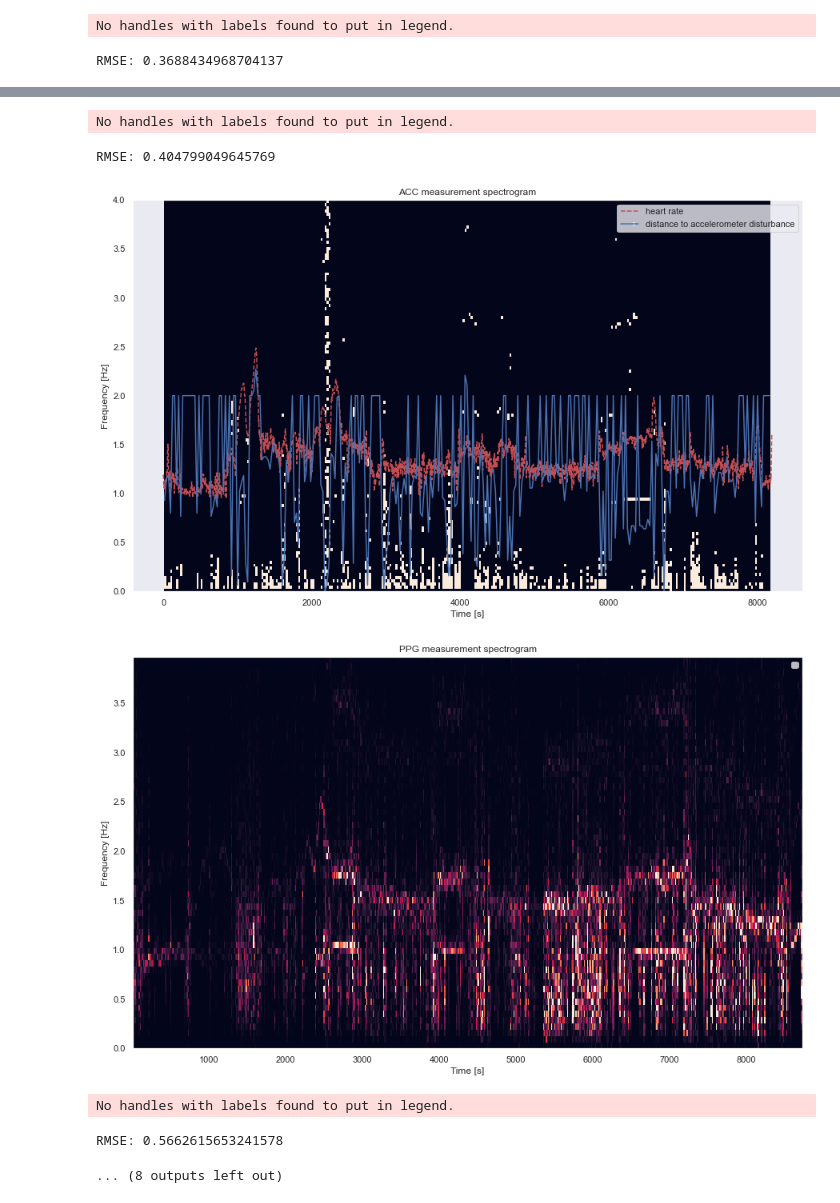
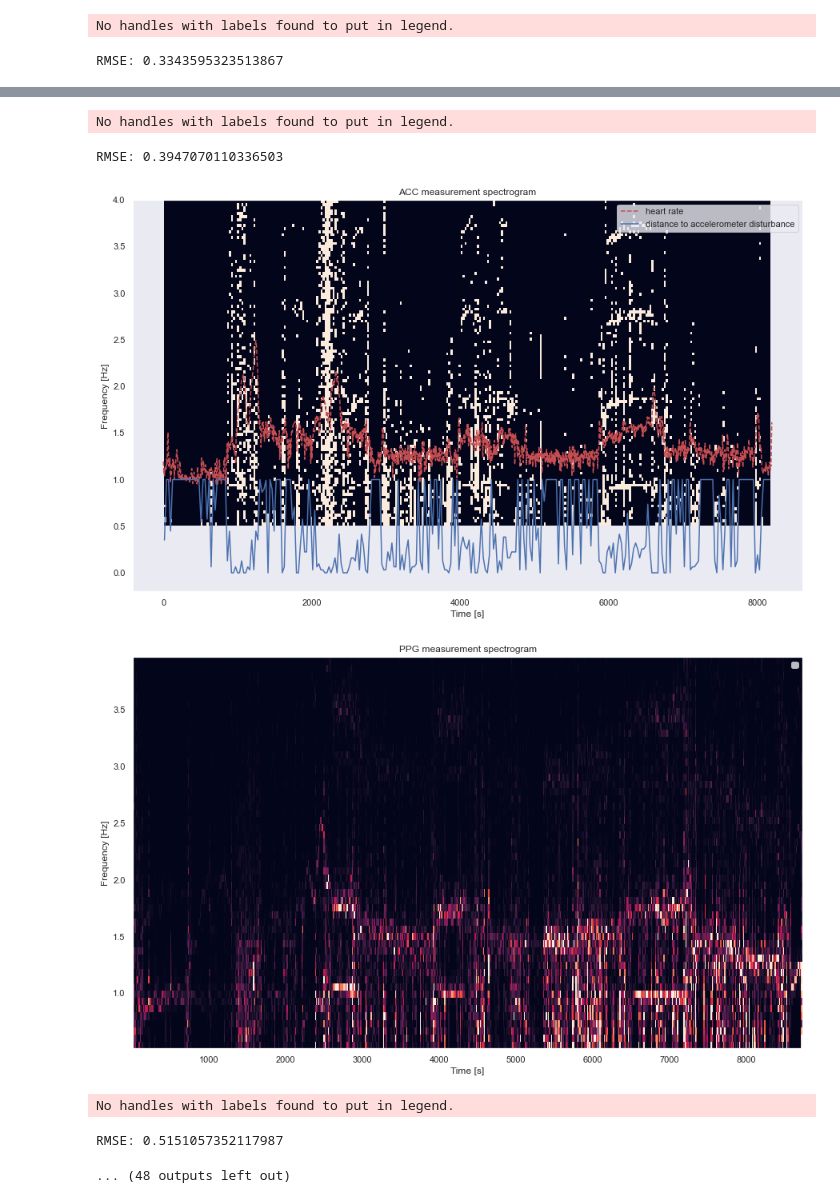
Before and after one commit to pennfranc/adm-ppg-analysis, a Jupyter notebook: data_analysis.ipynb, the cells around one changed output, grey strips where cells are left out. Saved outputs shown, nothing was run; the diff lists cells and outputs as text; code cells hidden in the pictures.

```diff
--- a/data_analysis.ipynb
+++ b/data_analysis.ipynb
@@ -10,7 +10,7 @@ from sklearn.metrics import r2_score, mean_squared_error
 from data_loader import load_pickle, unpack_data
 sns.set()
 
-N_SUBJECTS = 5
+N_SUBJECTS = 15
 # %%
 datasets = []
 for i in range(1, N_SUBJECTS + 1):
@@ -34,12 +34,12 @@ def compute_distances(Sxx, f_acc, hr, default_val):
         distances_at_t = idx_distances_at_t * (f_acc[1] - f_acc[0])
 
         # save the minimum distance at time t
-        distances.append(min(distances_at_t))
+        distances.append(min(min(distances_at_t), 1))
 
     return np.array(distances)
 # %%
-acc_threshold_percentile = 97
-distances_default_value = 2
+acc_threshold_percentile = 90
+distances_default_value = 1
 
 fs_ppg = 64
 fs_acc = 32
@@ -61,7 +61,7 @@ for dataset in datasets:
     f_acc, t_acc, Sxx_acc = signal.spectrogram(acc, fs_acc, nperseg=nperseg_ppg, noverlap=noverlap)
 
     ### keep only frequencies of interest
-    fmin = 0 # Hz
+    fmin = 0.5 # Hz
     fmax = 4 # Hz
     freq_slice_ppg = np.where((f_ppg >= fmin) & (f_ppg <= fmax))
     freq_slice_acc = np.where((f_acc >= fmin) & (f_acc <= fmax))
@@ -116,2 +116,2 @@ No handles with labels found to put in legend.
 No handles with labels found to put in legend.
-RMSE: 0.3688434968704137
+RMSE: 0.3343595323513867
@@ -120,10 +120,10 @@ RMSE: 0.3688434968704137
 No handles with labels found to put in legend.
-RMSE: 0.404799049645769
+RMSE: 0.3947070110336503
-[figure, old version]
+[figure, new version]
-[figure, old version]
+[figure, new version]
 No handles with labels found to put in legend.
-RMSE: 0.5662615653241578
+RMSE: 0.5151057352117987
-... (8 outputs left out)
+... (48 outputs left out)
 # %%
 distances_combined = []
 activity_combined = []
```
Also changed, not shown: parts of 5 cells of this notebook, 1 other file.
